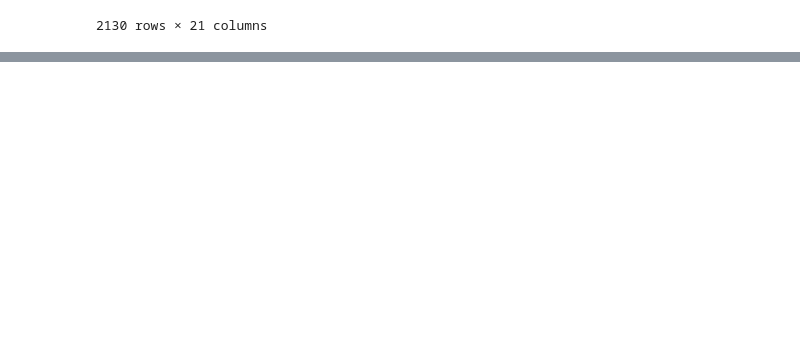
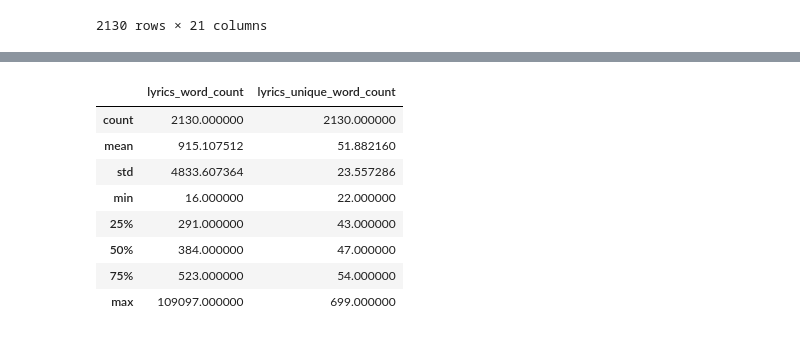
Before and after one commit to Alex-Mak-MCW/SpotifyDataScienceProject, a Jupyter notebook: Sentiment_Analysis/textPreprocessing.ipynb, the cells around one changed output, grey strips where cells are left out. Drawn from its saved outputs; the diff is of its cells as text; code cells hidden in the pictures; blank space fills up the shorter version.

```diff
--- a/Sentiment_Analysis/textPreprocessing.ipynb
+++ b/Sentiment_Analysis/textPreprocessing.ipynb
@@ -352,3 +382,16 @@ df_eda
 | 2448 | Saved | Khalid | American Teen | 2017-04-27 | 206533 | 64 | 0 | 2, 3, 4\nThe hard part always see... | 0.739 | ... |
 | 2452 | A-Punk | Vampire Weekend | Vampire Weekend | 2008-01-29 | 137760 | 70 | 0 | Johanna drove slowly into the cit... | 0.551 | ... |
 2130 rows × 21 columns
+# %%
+
+# Create separate copy of df purely for testing
+
+
+# determine word count
+df_eda['lyrics_word_count']=df_eda['lyrics'].apply(lambda x: len(x.split()))
+
+# determine unique words
+df_eda['lyrics_unique_word_count']=df_eda['lyrics'].apply(set).apply(len)
+
+# testing
+df_eda
@@ -354,0 +412,13 @@ df_eda
+# %%
+# numerical summary
+df_eda[['lyrics_word_count', 'lyrics_unique_word_count']].describe()
+# %% [output]
+|  | lyrics_word_count | lyrics_unique_word_count |
+| count | 2130.000000 | 2130.000000 |
+| mean | 915.107512 | 51.882160 |
+| std | 4833.607364 | 23.557286 |
+| min | 16.000000 | 22.000000 |
+| 25% | 291.000000 | 43.000000 |
+| 50% | 384.000000 | 47.000000 |
+| 75% | 523.000000 | 54.000000 |
+| max | 109097.000000 | 699.000000 |
```
Also changed, not shown: parts of 14 cells of this notebook.
